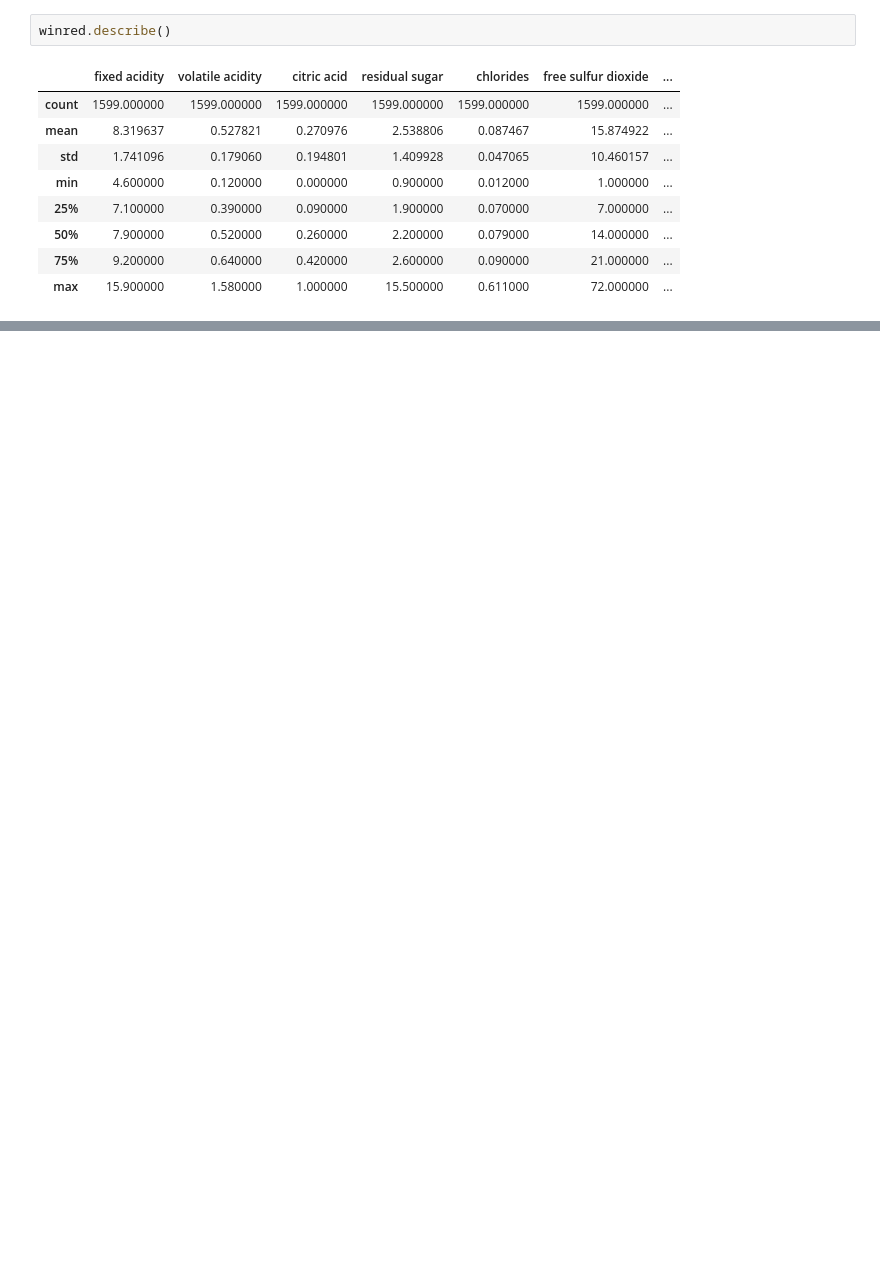
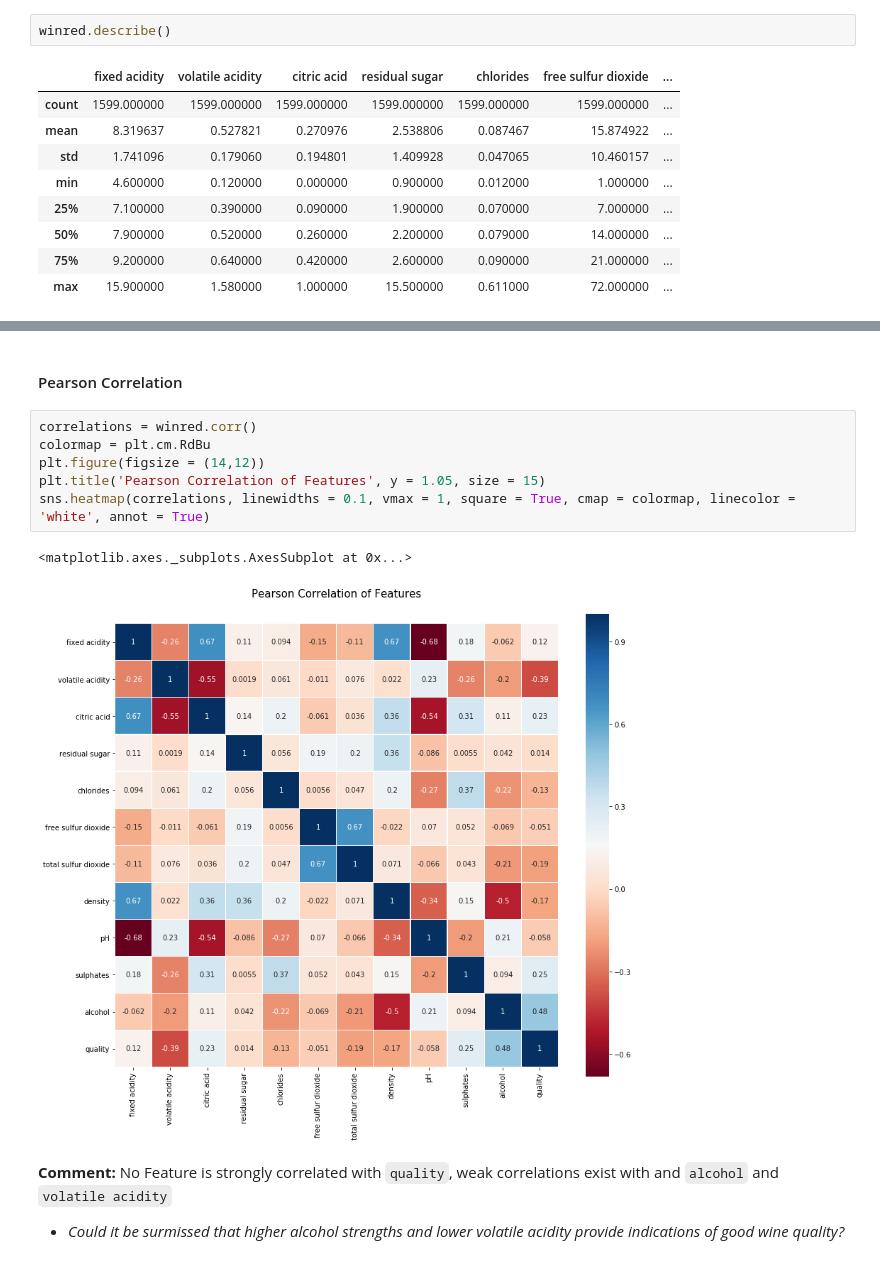
Before and after one commit to Temiloluwa/Machine_Learning_Projects, a Jupyter notebook: wine_equality_red.ipynb, the cells around one changed output, grey strips where cells are left out. Drawn from its saved outputs; the diff is of its cells as text; blank space fills up the shorter version.

Commit message:
Detected outliers and evaluated correlation

```diff
--- a/wine_equality_red.ipynb
+++ b/wine_equality_red.ipynb
@@ -67,0 +95,14 @@ sns.boxplot(data = winred.iloc[:,0])
+# %% [markdown]
+#### Pearson Correlation
+# %%
+correlations = winred.corr()
+colormap = plt.cm.RdBu
+plt.figure(figsize = (14,12))
+plt.title('Pearson Correlation of Features', y = 1.05, size = 15)
+sns.heatmap(correlations, linewidths = 0.1, vmax = 1, square = True, cmap = colormap, linecolor = 'white', annot = True)
+# %% [output]
+<matplotlib.axes._subplots.AxesSubplot at 0x...>
+[figure, added]
+# %% [markdown]
+**Comment:** No Feature is strongly correlated with `quality`, weak correlations exist with and  `alcohol` and `volatile acidity`
+- *Could it be surmissed that higher alcohol strengths and lower volatile acidity provide indications of good wine quality?*
```
Also changed, not shown: parts of 5 cells of this notebook.
